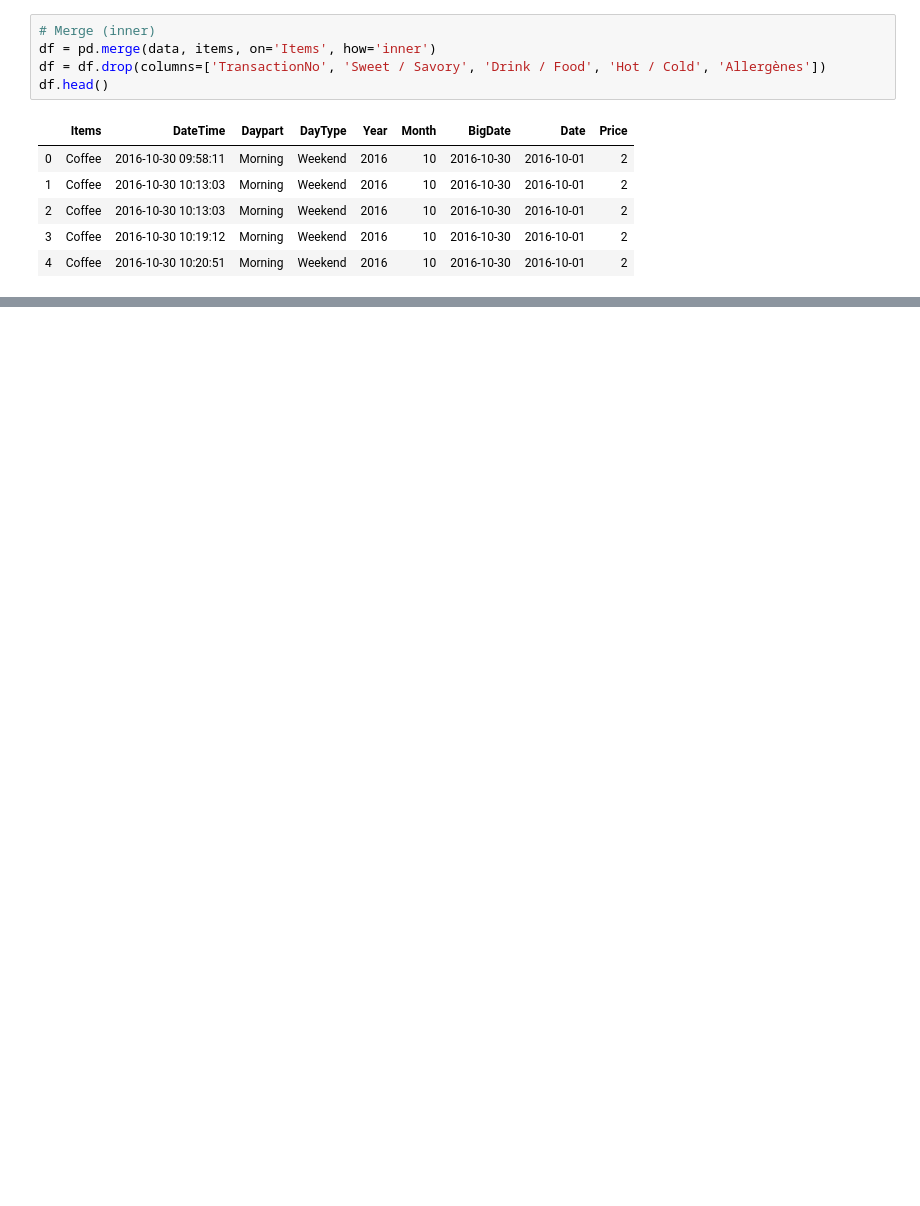
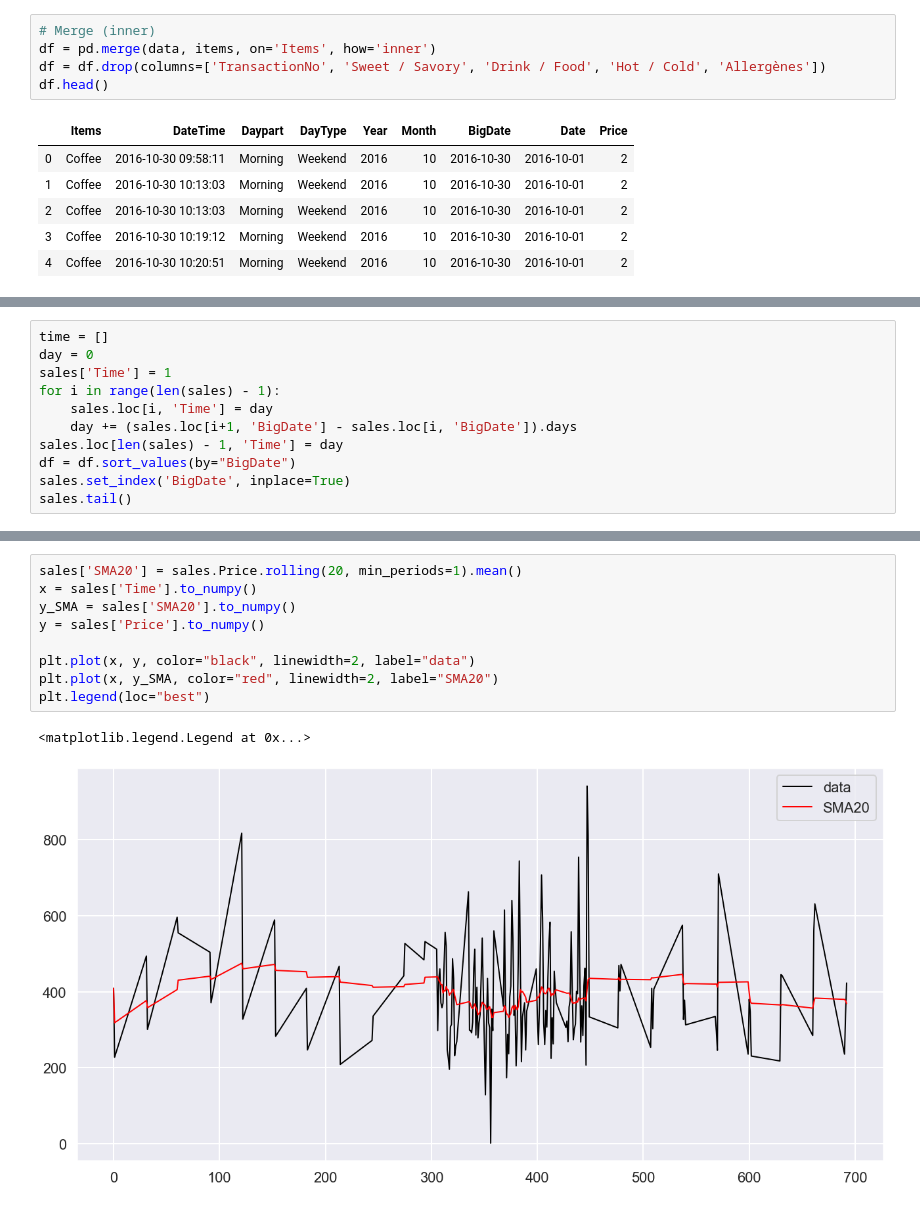
Before and after one commit to enmagal/LANE_project, a Jupyter notebook: Sales prevision.ipynb, the cells around one changed output, grey strips where cells are left out. Cells and saved outputs as stored; diff of their text form; blank space fills up the shorter version.

```diff
--- a/Sales prevision.ipynb
+++ b/Sales prevision.ipynb
@@ -182,0 +124,11 @@ To register the converters:
+# %%
+time = []
+day = 0
+sales['Time'] = 1
+for i in range(len(sales) - 1):
+    sales.loc[i, 'Time'] = day
+    day += (sales.loc[i+1, 'BigDate'] - sales.loc[i, 'BigDate']).days
+sales.loc[len(sales) - 1, 'Time'] = day
+df = df.sort_values(by="BigDate")
+sales.set_index('BigDate', inplace=True)
+sales.tail()
@@ -182,0 +143,12 @@ To register the converters:
+# %%
+sales['SMA20'] = sales.Price.rolling(20, min_periods=1).mean()
+x = sales['Time'].to_numpy()
+y_SMA = sales['SMA20'].to_numpy()
+y = sales['Price'].to_numpy()
+
+plt.plot(x, y, color="black", linewidth=2, label="data")
+plt.plot(x, y_SMA, color="red", linewidth=2, label="SMA20")
+plt.legend(loc="best")
+# %% [output]
+<matplotlib.legend.Legend at 0x...>
+[figure, added]
```
Also changed, not shown: parts of 24 cells of this notebook, 2 other files.
